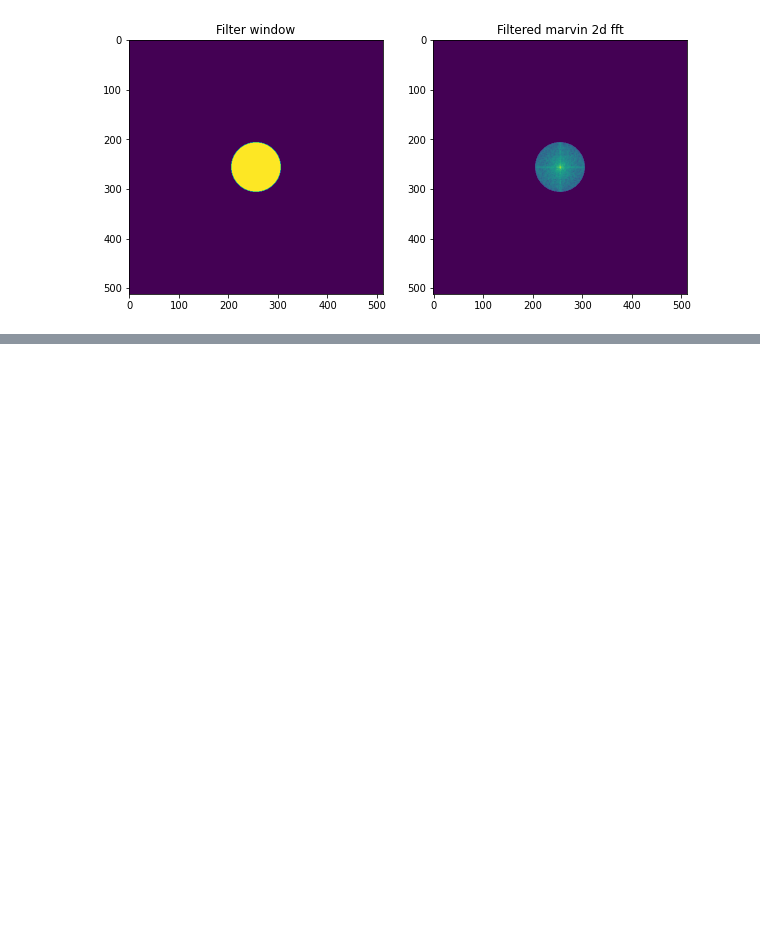
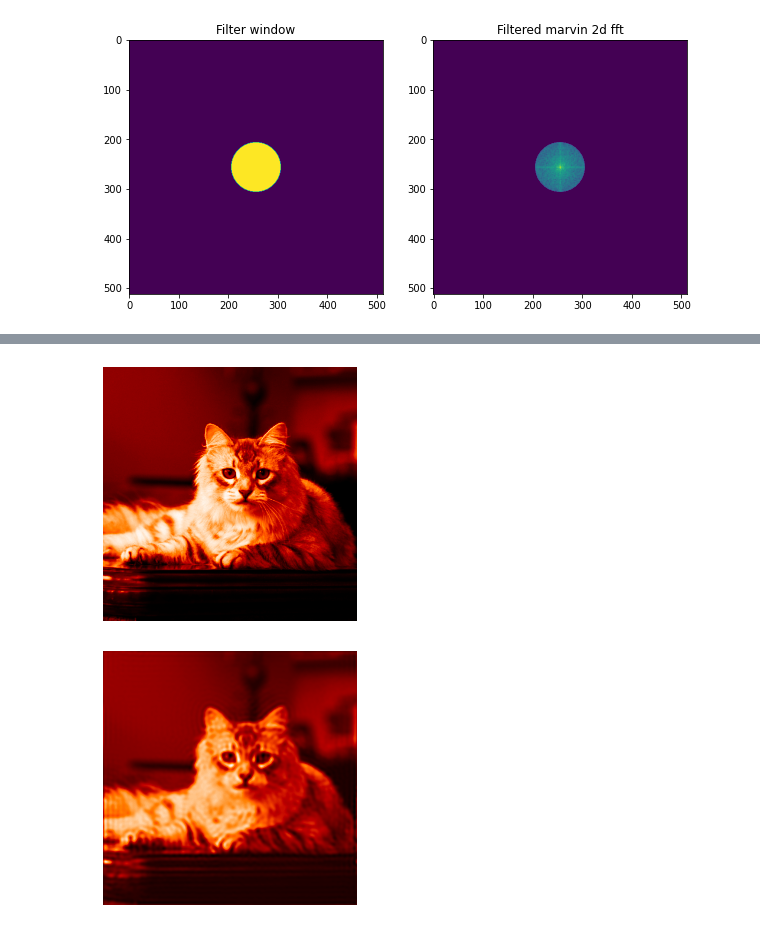
Before and after one commit to mr-sheg/PHS2223, a Jupyter notebook: Demo - Fourier Transform.ipynb, the cells around one changed output, grey strips where cells are left out. Drawn from its saved outputs; the diff is of its cells as text; code cells hidden in the pictures; blank space fills up the shorter version.

```diff
--- a/Demo - Fourier Transform.ipynb
+++ b/Demo - Fourier Transform.ipynb
@@ -287,0 +292,28 @@ Text(0, 0.5, 'y (i)')
+# %%
+# Computing filtered marvin
+
+Marvin_filtered_unshifted = np.fft.fftshift(Marvin_filtered)  # we need to unshift
+marvin_filtered = np.fft.ifft2(Marvin_filtered_unshifted).real
+
+# Comparing OG marvin and filtered marvin
+
+plt.figure(figsize=[10, 10])
+# Show color image
+plt.subplot(1, 2, 1)
+plt.imshow(marvin, cmap="gist_heat")
+plt.xlabel("x (j)")
+plt.ylabel("y (i)")
+plt.axis("off")
+plt.savefig("marvin1.png")
+
+plt.figure(figsize=[10, 10])
+# Show greyscale image
+plt.subplot(1, 2, 2)
+plt.imshow(marvin_filtered, cmap="gist_heat")
+plt.xlabel("x (j)")
+plt.ylabel("y (i)")
+plt.axis("off")
+plt.savefig("marvin2.png")
+# %% [output]
+[figure, added]
+[figure, added]
```
Also changed, not shown: parts of 11 cells of this notebook, 7 other files.
